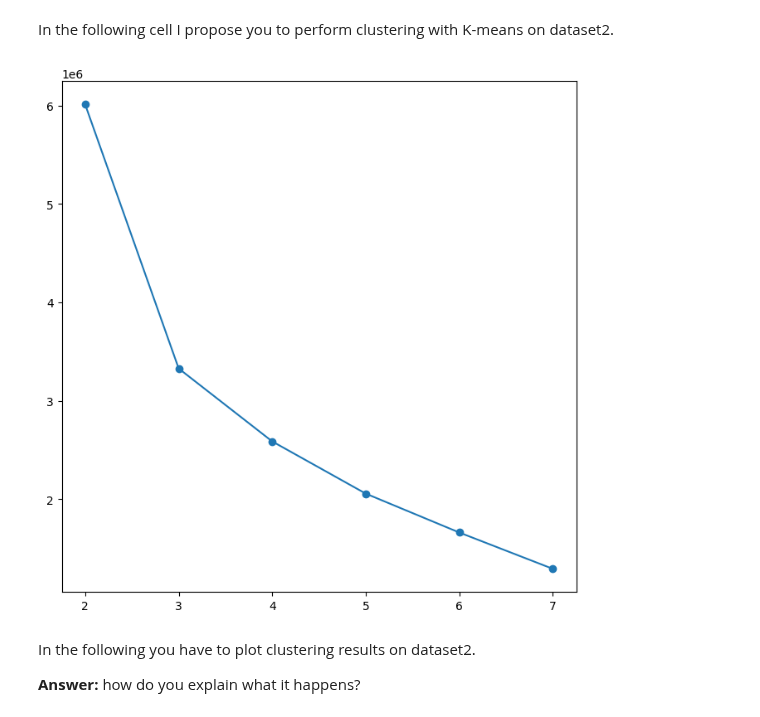
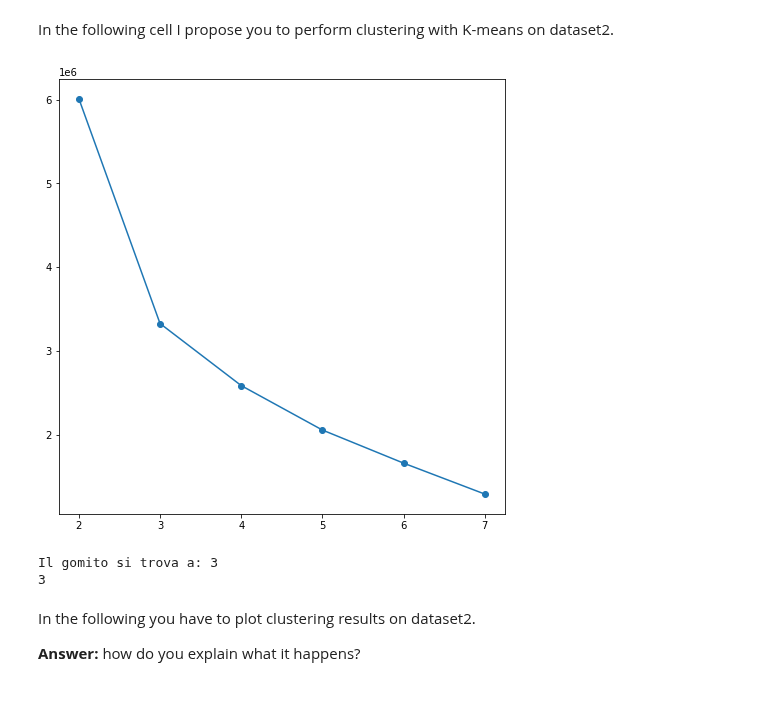
Before and after one commit to Fazzaa/ml_lab, a Jupyter notebook: clustering/clustering_copy_for_students_aa_21_22.ipynb, the cells around one changed output. Cells and saved outputs as stored; diff of their text form; code cells hidden in the pictures.

```diff
--- a/clustering/clustering_copy_for_students_aa_21_22.ipynb
+++ b/clustering/clustering_copy_for_students_aa_21_22.ipynb
@@ -267,21 +268,27 @@ In the following cell I propose you to perform clustering with K-means on datase
 # %%
 data2,feature_names2,n_samples2,n_features2 = load_data(file_path, file_name2)
 
 inertias = []
 for k in range(2,8):
     kmeans2 = KMeans(n_clusters=k, random_state=0).fit(data2)
     inertias.append(kmeans2.inertia_)
 
 fig = plt.figure(figsize=(8,8))
 plt.plot([2,3,4,5,6,7], inertias)
 plt.scatter([2,3,4,5,6,7], inertias)
 
 plt.show()
 
-best_k = 3
+# Calculate elbow in inertia's plot, to choose the best k
+kn = KneeLocator(x=[2,3,4,5,6,7], y=inertias, curve='convex', direction='decreasing')
+print(f"Il gomito si trova a: {kn.knee}")
+best_k = kn.knee
+
 kmeans2 = KMeans(n_clusters=best_k, random_state=0).fit(data2)
 # %% [output]
-[figure, old version]
+[figure, new version]
+Il gomito si trova a: 3
+3
 # %% [markdown]
 In the following you have to plot clustering results on dataset2.
 
```
Also changed, not shown: parts of 15 cells of this notebook, 3 other files.
